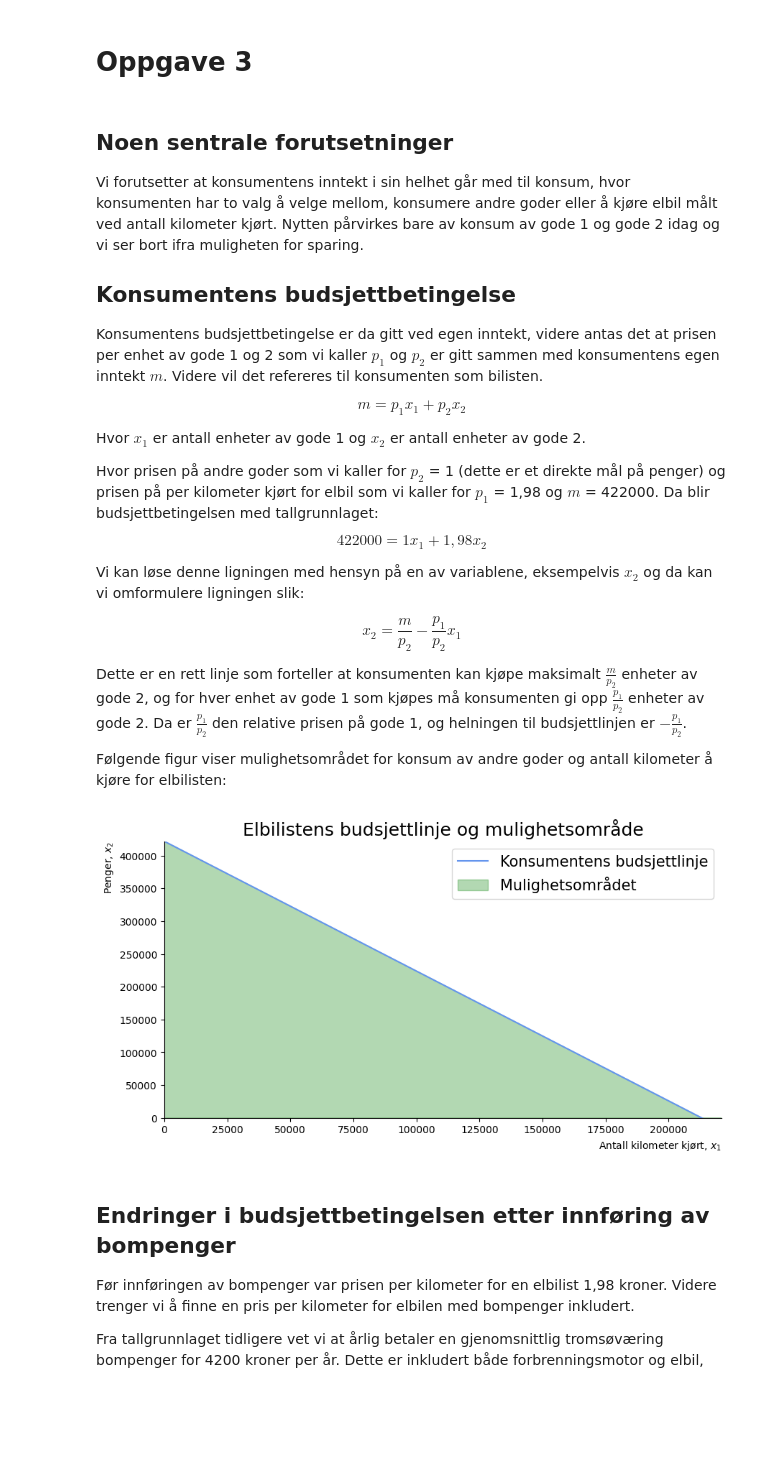
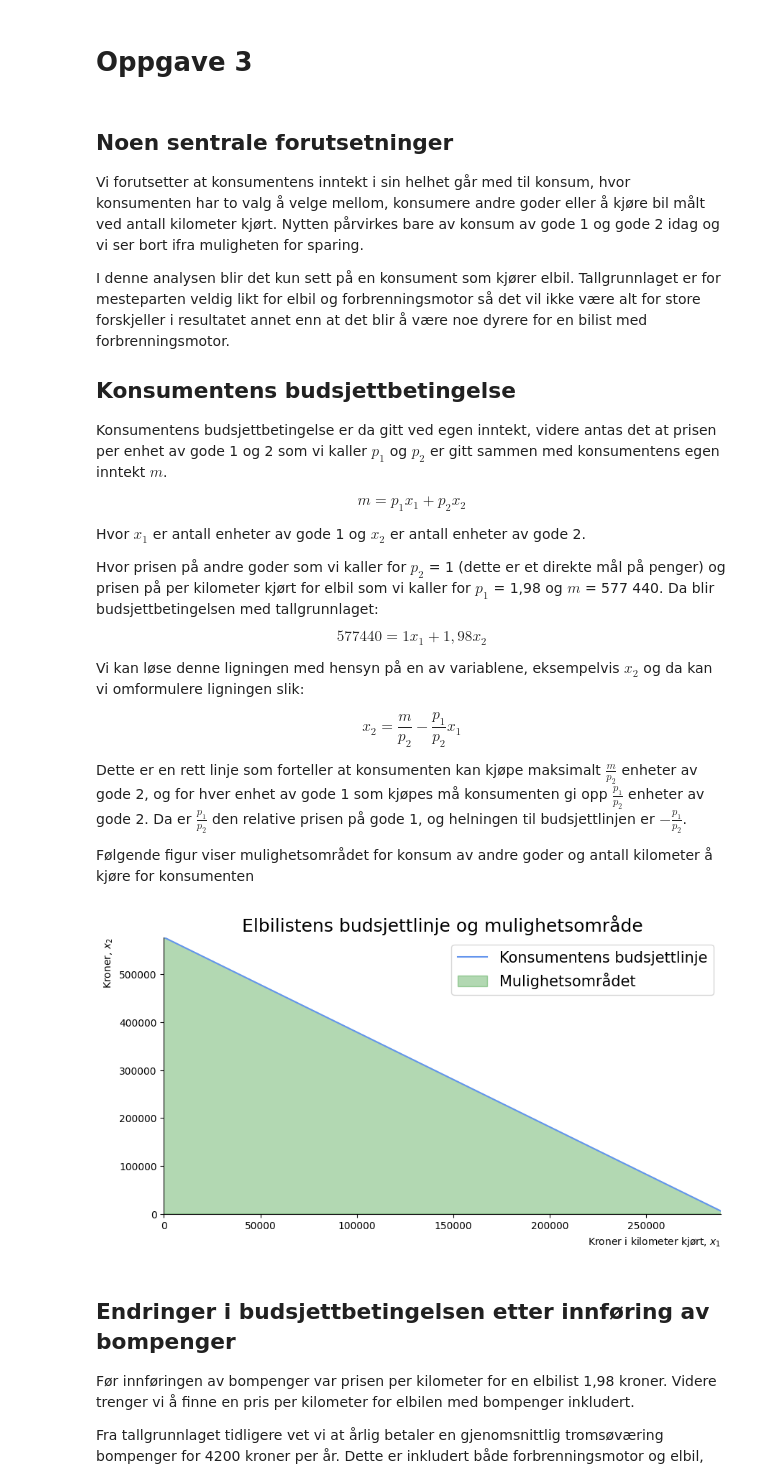
Before and after one commit to DanielFabioG/SOK-1003-og-SOK-1006, a Jupyter notebook: sok-1006/Mappeoppgaver/Kand_nr_17_Mikro_Mappe2_V2023_1006.ipynb, the cells around one changed output. Saved outputs shown, nothing was run; the diff lists cells and outputs as text; code cells hidden in the pictures; blank space fills up the shorter version.

```diff
--- a/sok-1006/Mappeoppgaver/Kand_nr_17_Mikro_Mappe2_V2023_1006.ipynb
+++ b/sok-1006/Mappeoppgaver/Kand_nr_17_Mikro_Mappe2_V2023_1006.ipynb
@@ -447,65 +447,67 @@ ax.legend();
 # %% [markdown]
 ## Noen sentrale forutsetninger
 
-Vi forutsetter at konsumentens inntekt i sin helhet går med til konsum, hvor konsumenten har to valg å velge mellom, konsumere andre goder eller å kjøre elbil målt ved antall kilometer kjørt. Nytten pårvirkes bare av konsum av gode 1 og gode 2 idag og vi ser bort ifra muligheten for sparing.
+Vi forutsetter at konsumentens inntekt i sin helhet går med til konsum, hvor konsumenten har to valg å velge mellom, konsumere andre goder eller å kjøre bil målt ved antall kilometer kjørt. Nytten pårvirkes bare av konsum av gode 1 og gode 2 idag og vi ser bort ifra muligheten for sparing.
+
+I denne analysen blir det kun sett på en konsument som kjører elbil. Tallgrunnlaget er for mesteparten veldig likt for elbil og forbrenningsmotor så det vil ikke være alt for store forskjeller i resultatet annet enn at det blir å være noe dyrere for en bilist med forbrenningsmotor.
 
 ## Konsumentens budsjettbetingelse
 
-Konsumentens budsjettbetingelse er da gitt ved egen inntekt, videre antas det at prisen per enhet av gode 1 og 2 som vi kaller $p_1$ og $p_2$ er gitt sammen med konsumentens egen inntekt $m$. Videre vil det refereres til konsumenten som bilisten.
+Konsumentens budsjettbetingelse er da gitt ved egen inntekt, videre antas det at prisen per enhet av gode 1 og 2 som vi kaller $p_1$ og $p_2$ er gitt sammen med konsumentens egen inntekt $m$.
 
 $$m = p_1x_1 + p_2x_2 \tag{1}$$
 
 Hvor $x_1$ er antall enheter av gode 1 og $x_2$ er antall enheter av gode 2.
 
-Hvor prisen på andre goder som vi kaller for $p_2$ = 1 (dette er et direkte mål på penger) og prisen på per kilometer kjørt for elbil som vi kaller for $p_1$ = 1,98 og $m$ = 422000. Da blir budsjettbetingelsen med tallgrunnlaget: $$422000 = 1 x_1 + 1,98 x_2$$
+Hvor prisen på andre goder som vi kaller for $p_2$ = 1 (dette er et direkte mål på penger) og prisen på per kilometer kjørt for elbil som vi kaller for $p_1$ = 1,98 og $m$ = 577 440. Da blir budsjettbetingelsen med tallgrunnlaget: $$577 440 = 1 x_1 + 1,98 x_2$$
 
 Vi kan løse denne ligningen med hensyn på en av variablene, eksempelvis $x_2$ og da kan vi omformulere ligningen slik:
 
-$$x_2 = \frac{m}{p_2} - \frac{p_1}{p_2}x_1 \tag{2}$$
+$$x_2 = \frac{m}{p_2} - \frac{p_1}{p_2}x_1 \tag{7}$$
 
 Dette er en rett linje som forteller at konsumenten kan kjøpe maksimalt $\frac{m}{p_2}$ enheter av gode 2, og for hver enhet av gode 1 som kjøpes må konsumenten gi opp $\frac{p_1}{p_2}$ enheter av gode 2. Da er $\frac{p_1}{p_2}$ den relative prisen på gode 1, og helningen til budsjettlinjen er $-\frac{p_1}{p_2}$.
 
-Følgende figur viser mulighetsområdet for konsum av andre goder og antall kilometer å kjøre for elbilisten:
+Følgende figur viser mulighetsområdet for konsum av andre goder og antall kilometer å kjøre for konsumenten
 # %%
 # Definerer funksjonen som skal brukes til å lage figurer
 def create_ax():
                 fig, ax = plt.subplots(figsize=(10, 5))
-                ax.set_ylabel('Penger, $x_2$', loc='top')
-                ax.set_xlabel('Antall kilometer kjørt, $x_1$', loc='right')
+                ax.set_ylabel('Kroner, $x_2$', loc='top')
+                ax.set_xlabel('Kroner i kilometer kjørt, $x_1$', loc='right')
                 ax.spines['top'].set_color('none')
                 ax.spines['right'].set_color('none')
                 return fig, ax
 
 # Definerer budsjettfunksjonen
 def budsjett(M, p1, p2, x1):
     return (M - p1 * x1) / p2
 
 # Definerer tallgrunnlaget som skal brukes i budsjettfunksjonen
-M = 422000
+M = 577440
 p1 = 1.98
 p2 = 1
 x1_range = np.linspace(0, M, 1000)
 x2_range = budsjett(M, p1, p2, x1_range)
 
 # Starter på første figur for kapittel 3
 fig, ax = create_ax()
 
 # Setter inn verdier for M, p1 og p2 for elbilisten
 ax.plot(x1_range, x2_range, color="cornflowerblue", label = 'Konsumentens budsjettlinje')
 
 # Fyller inn mulighetsområdet
 ax.fill_between(x1_range, 0, x2_range, color = "green",alpha = 0.3,label='Mulighetsområdet')
 
 # fixing x and y limits
 ax.set_title('Elbilistens budsjettlinje og mulighetsområde', size=18)
 
-ax.set_xlim(0, 442000/2)
-ax.set_ylim(0, 422000)
+ax.set_xlim(0, M/2)
+ax.set_ylim(0, M)
 
 # Legende
 ax.legend(loc='best', fontsize=15);
 # %% [output]
-[figure, old version]
+[figure, new version]
 # %% [markdown]
 ## Endringer i budsjettbetingelsen etter innføring av bompenger
 
```
Also changed, not shown: parts of 8 cells of this notebook, 6 other files.
